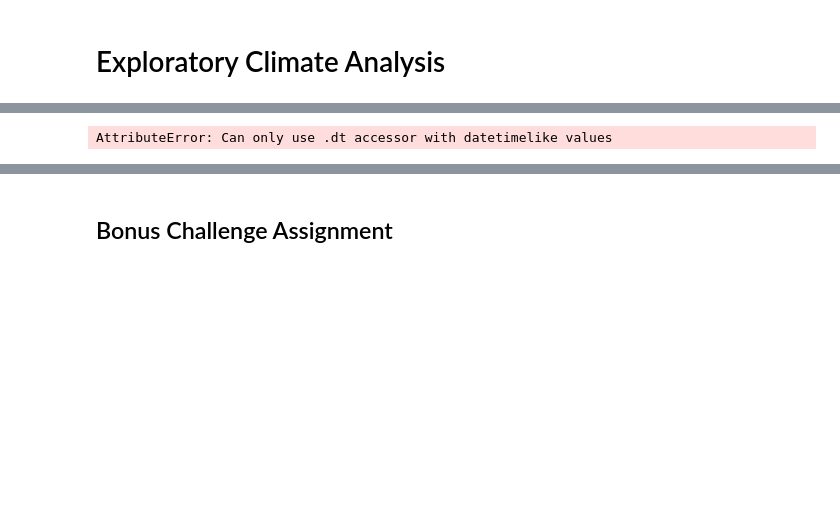
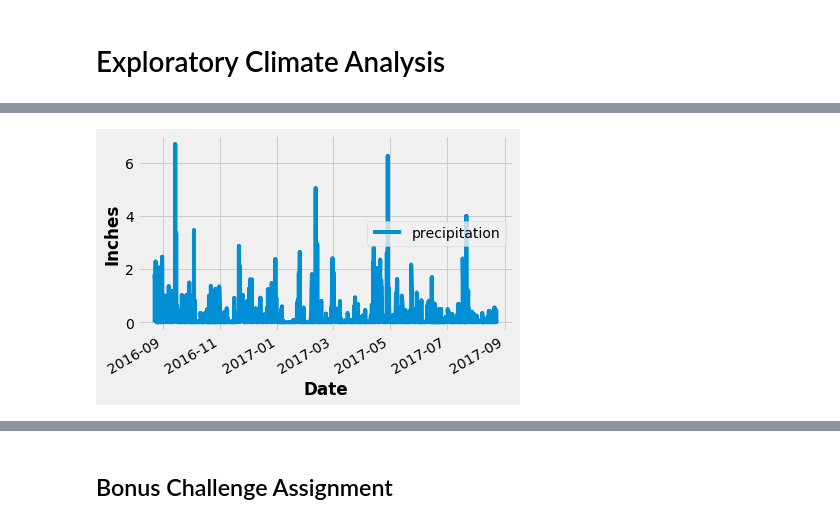
Before and after one commit to Michelin96/sqlalchemy-challenge, a Jupyter notebook: climate.ipynb, the cells around one changed output, grey strips where cells are left out. Saved outputs shown, nothing was run; the diff lists cells and outputs as text; code cells hidden in the pictures; blank space fills up the shorter version.

Commit message:
Bar plot of dates and precipitations

```diff
--- a/climate.ipynb
+++ b/climate.ipynb
@@ -163,0 +143,18 @@ months
+# %%
+# Perform a query to retrieve the date and precipitation scores
+last_twelve_months = engine.execute('SELECT date, prcp FROM measurement \
+WHERE date <= "2017-08-23" AND date >= "2016-08-23"').fetchall()
+
+# Save the query results as a Pandas DataFrame
+precip_data_df = pd.DataFrame(last_twelve_months, columns=['date', 'precipitation'])
+
+#Remove precipitaion scores that are NAN
+precip_data_df = precip_data_df.dropna()
+
+# Convert date column to a date type
+precip_data_df.date = pd.to_datetime(precip_data_df.date)
+
+# # Set the index to the date column
+# precip_data_df.set_index('date', inplace=True)
+# precip_data_df.dtypes
+precip_data_df
@@ -164,34 +175,48 @@ months
+# %%
+# Use Pandas Plotting to plot the data
+# x_axis = precip_data_df['date']
+# y_axis = precip_data_df['precipitation']
+precip_data_df.plot(x = "date", y = "precipitation")
+plt.xlabel("Date", fontweight="black")
+plt.ylabel("Inches", fontweight="black")
+#Rotation and horizontal alligment of the date labels
+# plt.xticks(rotation=50, ha='right')
+# # plt.yticks(np.arange(0, 300, 50))
+plt.show()
+# %% [output]
+[figure, added]
 # %%
-# Design a query to retrieve the last 12 months of precipitation data and plot the results
-# i.e. Calculate the date 1 year ago from the last data point in the database
+# # Design a query to retrieve the last 12 months of precipitation data and plot the results
+# # i.e. Calculate the date 1 year ago from the last data point in the database
 
-#  session.query(Measurement.date).\
-#     filter(Measurement.date >= '2016-08-23').\
-#     order_by(Dow.date).all()
-# last_twelve_months = engine.execute('SELECT * FROM measurement WHERE date <= "2017-08-23" \
+# #  session.query(Measurement.date).\
+# #     filter(Measurement.date >= '2016-08-23').\
+# #     order_by(Dow.date).all()
+# # last_twelve_months = engine.execute('SELECT * FROM measurement WHERE date <= "2017-08-23" \
+# # AND date >= "2016-08-23"').fetchall()
+
+# # # Perform a query to retrieve the date and precipitation scores
+# # precip_data = engine.execute('SELECT date, prcp FROM measurement WHERE date <= "2017-08-23" \
+# # AND date >= "2016-08-23"').fetchall()
+
+# precip_data = engine.execute('SELECT STR_TO_DATE(date,'%Y-%m-%d'), prcp FROM measurement WHERE <= "2017-08-23" \
 # AND date >= "2016-08-23"').fetchall()
 
-# # Perform a query to retrieve the date and precipitation scores
-# precip_data = engine.execute('SELECT date, prcp FROM measurement WHERE date <= "2017-08-23" \
-# AND date >= "2016-08-23"').fetchall()
+# # Save the query results as a Pandas DataFrame and set the index to the date column
+# precip_data_df = pd.DataFrame(precip_data, columns=['Date', 'Precipitation'])
+# # precip_data_df.set_index('Date', inplace=True)
+# #Remove precipitaion scores that are NAN
+# precip_data_df = precip_data_df.dropna()
+# # Sort the dataframe by date
+# precip_data_df
 
-# Save the query results as a Pandas DataFrame and set the index to the date column
-precip_data_df = pd.DataFrame(precip_data, columns=['Date', 'Precipitation'])
-# precip_data_df.set_index('Date', inplace=True)
-#Remove precipitaion scores that are NAN
-precip_data_df = precip_data_df.dropna()
-# Sort the dataframe by date
-precip_data_df
+# precip_data_df.groupby(precip_data_df['Date'].dt.strftime('%Y-%m-%d'))
+# # # df.groupby(df['Date'].dt.strftime('%B'))['withdrawal'].sum().sort_values()
 
-precip_data_df.groupby(precip_data_df['Date'].dt.strftime('%Y-%m-%d'))
-# # df.groupby(df['Date'].dt.strftime('%B'))['withdrawal'].sum().sort_values()
+# # # precip_data_df = (precip_data_df.groupby(['date'])).count()
 
-# # precip_data_df = (precip_data_df.groupby(['date'])).count()
-
-# precip_data_df['month'] = pd.DatetimeIndex(precip_data_df['date']).month
-# precip_by_month = precip_data_df.groupby(['Month'])
+# # precip_data_df['month'] = pd.DatetimeIndex(precip_data_df['date']).month
+# # precip_by_month = precip_data_df.groupby(['Month'])
-# %% [output]
-AttributeError: Can only use .dt accessor with datetimelike values
 # %%
 # df['weekday_num'] = pd.DatetimeIndex(df['date_of_birth']).weekday
 # df['weekday_name'] = pd.DatetimeIndex(df['date_of_birth']).weekday_name
```
Also changed, not shown: parts of 7 cells of this notebook.
